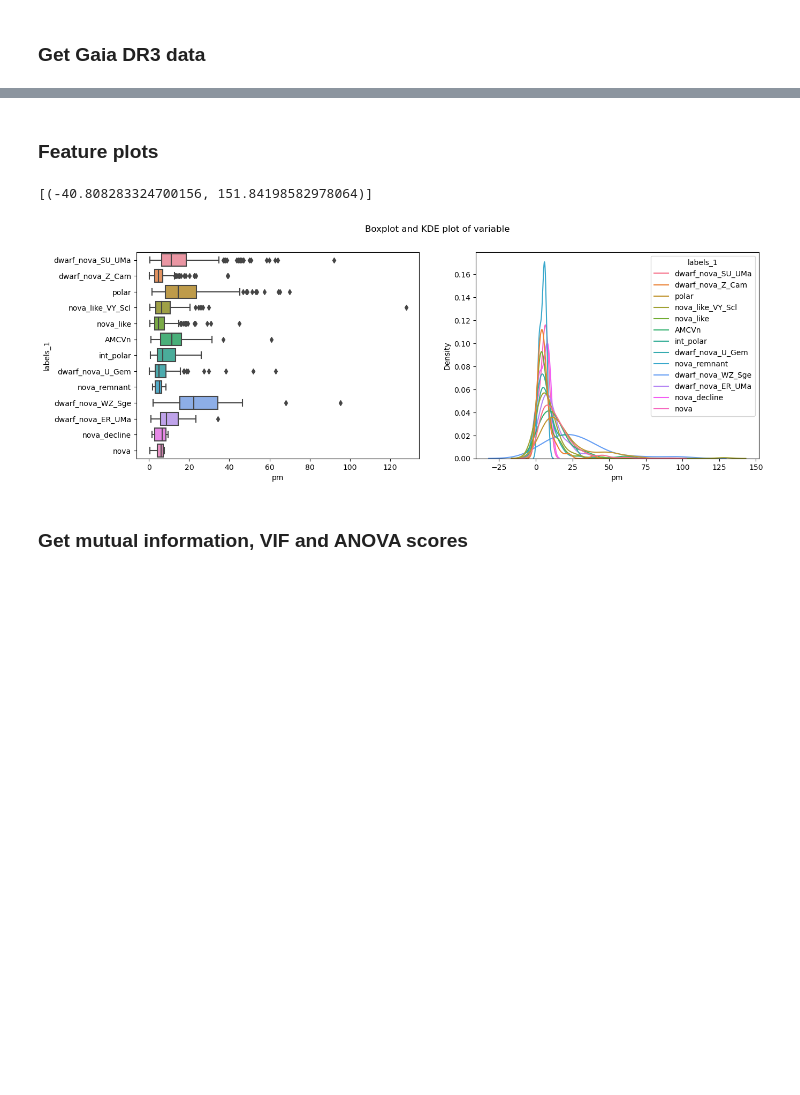
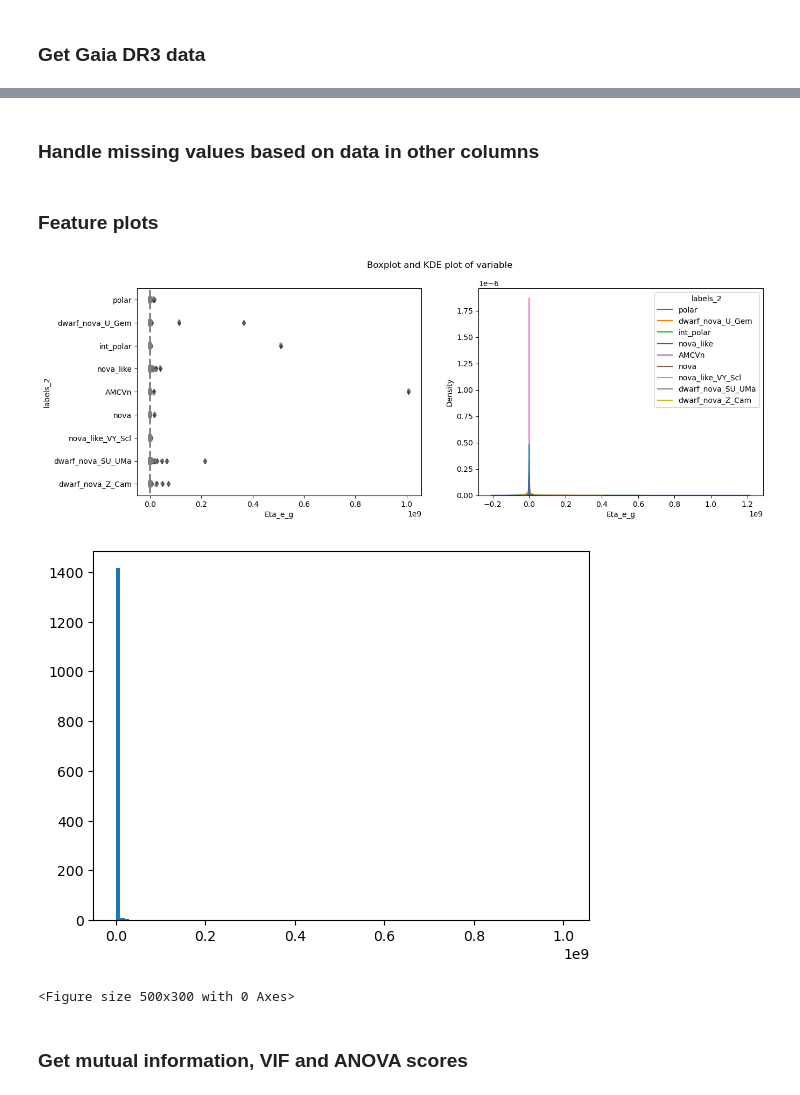
Before and after one commit to dharmesh1007/ZTF_code, a Jupyter notebook: source/3_feature_testing.ipynb, the cells around one changed output, grey strips where cells are left out. Cells and saved outputs as stored; diff of their text form; code cells hidden in the pictures; blank space fills up the shorter version.

```diff
--- a/source/3_feature_testing.ipynb
+++ b/source/3_feature_testing.ipynb
@@ -236,27 +501,39 @@ gaia_df
+# %% [markdown]
+### Handle missing values based on data in other columns
 # %% [markdown]
 ### Feature plots
 # %%
 import seaborn as sns
 from matplotlib import pyplot as plt
-dataframe = gaia_df
-name = 'pm'
+dataframe = lc_features_df
+name = 'Eta_e_g'
 limits = None
-labels = 'labels_1'
+labels = 'labels_2'
 
 droplist = ['Eta_e_r','Freq3_harmonics_rel_phase_3_r','Freq3_harmonics_rel_phase_1_g','Freq1_harmonics_rel_phase_2_r',
             'Freq1_harmonics_rel_phase_3_r','Freq2_harmonics_rel_phase_2_g','Freq3_harmonics_rel_phase_2_r',]
 
 fig, axes = plt.subplots(1, 2, figsize=(15, 5), sharey=False)
 fig.suptitle('Boxplot and KDE plot of variable')
 
 sns.boxplot(ax=axes[0], data=dataframe, x=name, y=labels)
-# sns.stripplot(ax=axes[0], data=dataset, x=name, y='labels_1', color='grey', alpha=0.5)
+sns.stripplot(ax=axes[0], data=dataframe, x=name, y=labels, color='grey', alpha=0.5)
 axes[0].set(xlim=limits)
 sns.kdeplot(ax=axes[1], x=name, data=dataframe, hue=labels, common_norm=False)
 axes[1].set(xlim=limits)
+plt.show()
+
+
+# dataframe[name].hist(bins=75, grid=False,figsize=(5,3))
+plt.hist(dataframe[name], bins=100)
+plt.xlim(limits)
+plt.figure(figsize=(5,3))
+
+plt.show()
 # %% [output]
+[figure, new version]
+[figure, added]
-[(-40.808283324700156, 151.84198582978064)]
+<Figure size 500x300 with 0 Axes>
-[figure, old version]
 # %% [markdown]
 ### Get mutual information, VIF and ANOVA scores
 # %%
```
Also changed, not shown: parts of 25 cells of this notebook, 4 other files.
